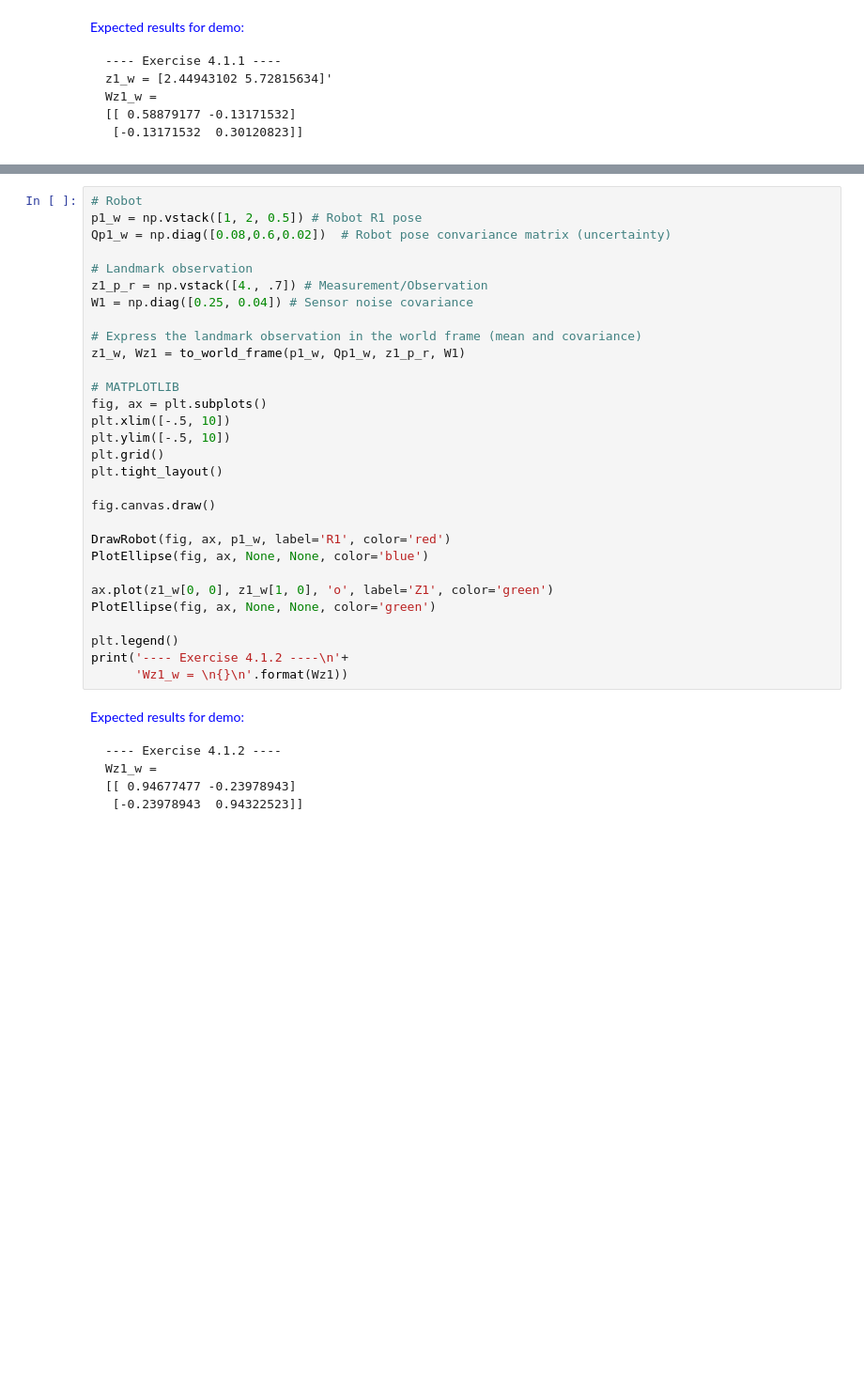
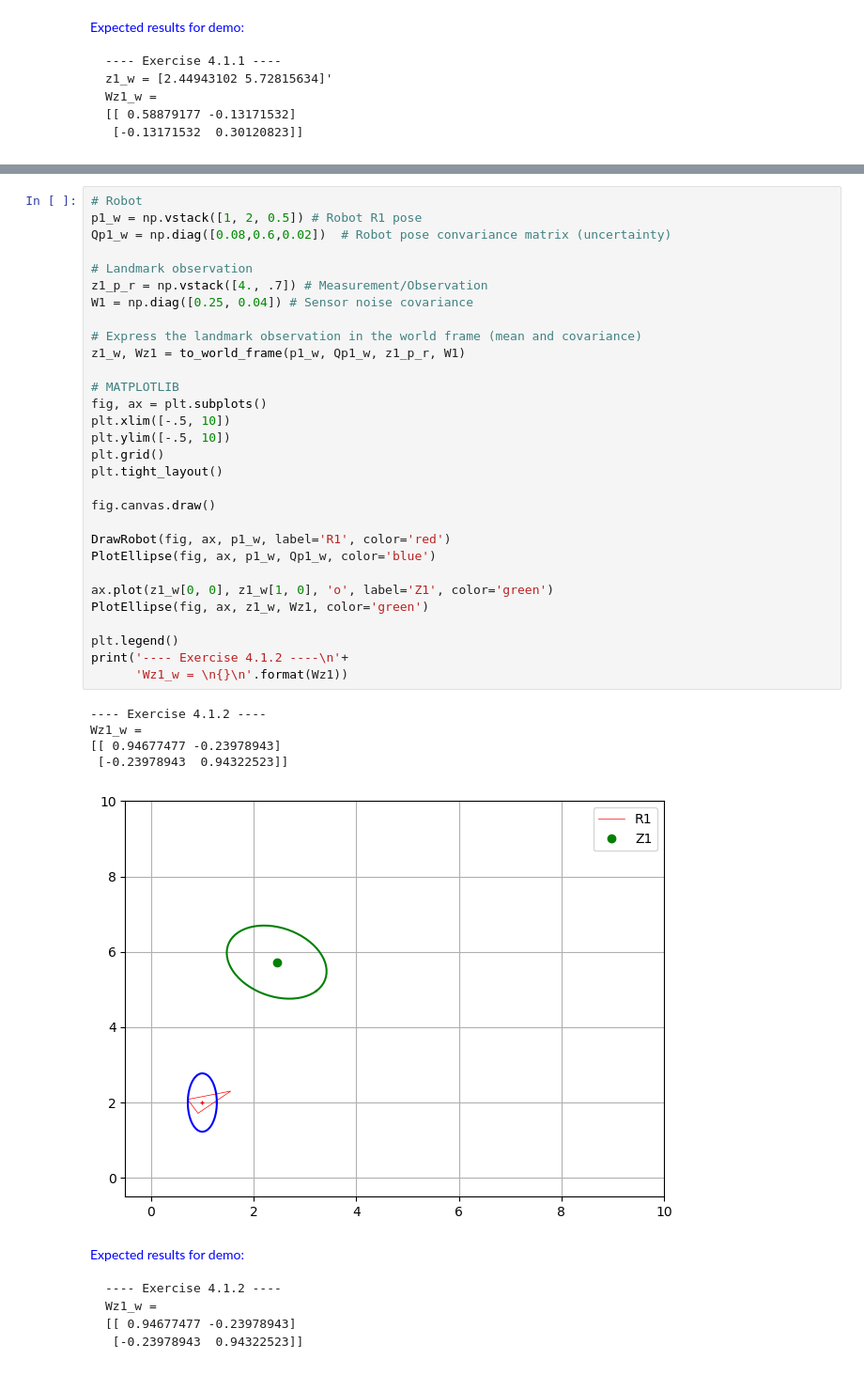
Before and after one commit to CarlosRA97/uma_robotics_2023, a Jupyter notebook: Chapter 04. Robot sensing/4.1 Landmark-based models.ipynb, the cells around one changed output, grey strips where cells are left out. Shown at 94% size. Drawn from its saved outputs; the diff is of its cells as text; blank space fills up the shorter version.

```diff
--- a/Chapter 04. Robot sensing/4.1 Landmark-based models.ipynb
+++ b/Chapter 04. Robot sensing/4.1 Landmark-based models.ipynb
@@ -239,33 +239,39 @@ Example: $\\[5pt]$
 # %%
 # Robot
 p1_w = np.vstack([1, 2, 0.5]) # Robot R1 pose
 Qp1_w = np.diag([0.08,0.6,0.02])  # Robot pose convariance matrix (uncertainty)
 
 # Landmark observation
 z1_p_r = np.vstack([4., .7]) # Measurement/Observation
 W1 = np.diag([0.25, 0.04]) # Sensor noise covariance
 
 # Express the landmark observation in the world frame (mean and covariance)
 z1_w, Wz1 = to_world_frame(p1_w, Qp1_w, z1_p_r, W1)
 
 # MATPLOTLIB
 fig, ax = plt.subplots()
 plt.xlim([-.5, 10])
 plt.ylim([-.5, 10])
 plt.grid()
 plt.tight_layout()
 
 fig.canvas.draw()
 
 DrawRobot(fig, ax, p1_w, label='R1', color='red')
-PlotEllipse(fig, ax, None, None, color='blue')
+PlotEllipse(fig, ax, p1_w, Qp1_w, color='blue')
 
 ax.plot(z1_w[0, 0], z1_w[1, 0], 'o', label='Z1', color='green')
-PlotEllipse(fig, ax, None, None, color='green')
+PlotEllipse(fig, ax, z1_w, Wz1, color='green')
 
 plt.legend()
 print('---- Exercise 4.1.2 ----\n'+
       'Wz1_w = \n{}\n'.format(Wz1))
+# %% [output]
+---- Exercise 4.1.2 ----
+Wz1_w =
+[[ 0.94677477 -0.23978943]
+ [-0.23978943  0.94322523]]
+[figure, added]
 # %% [markdown]
 <span style="color:blue">Expected results for demo:</span>
 
```
